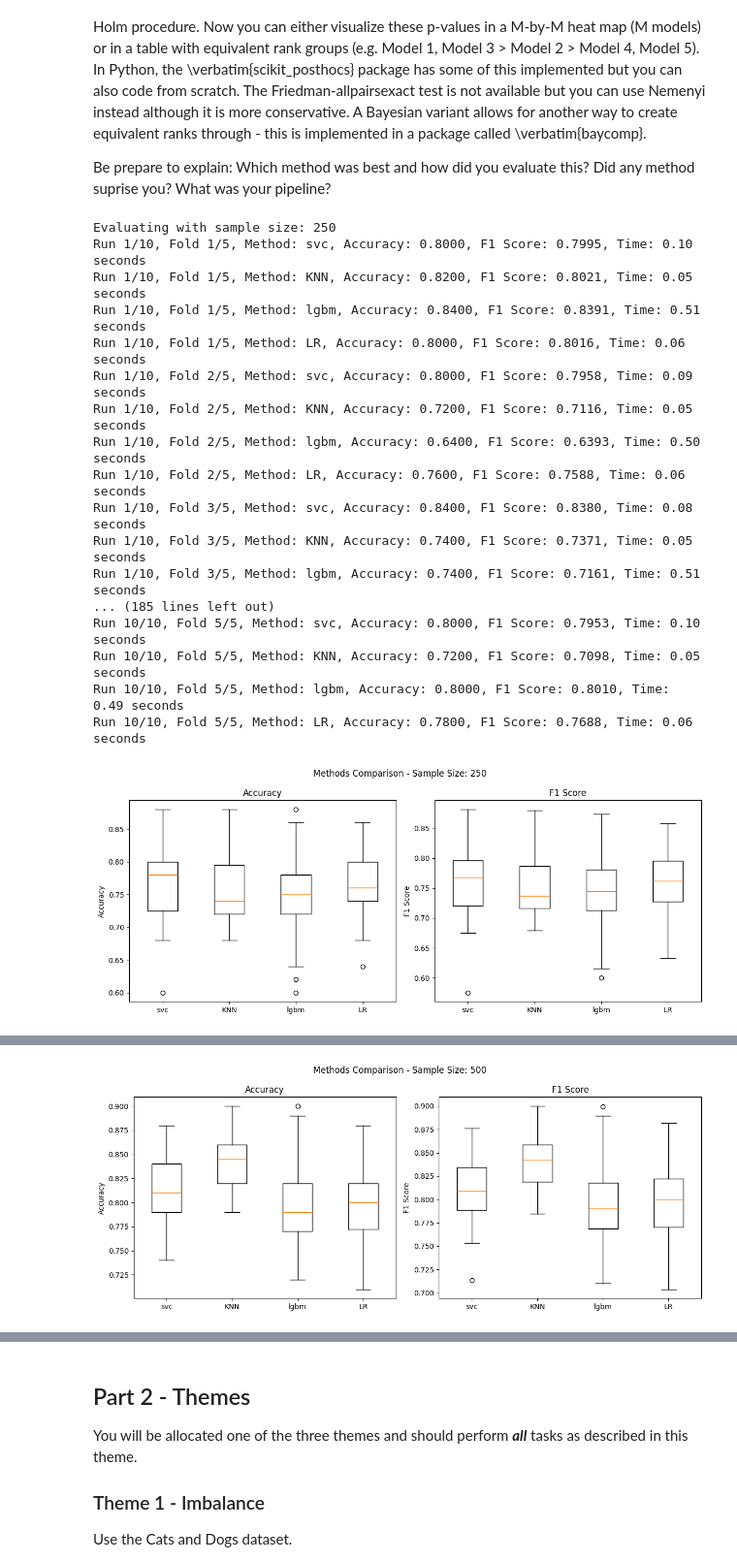
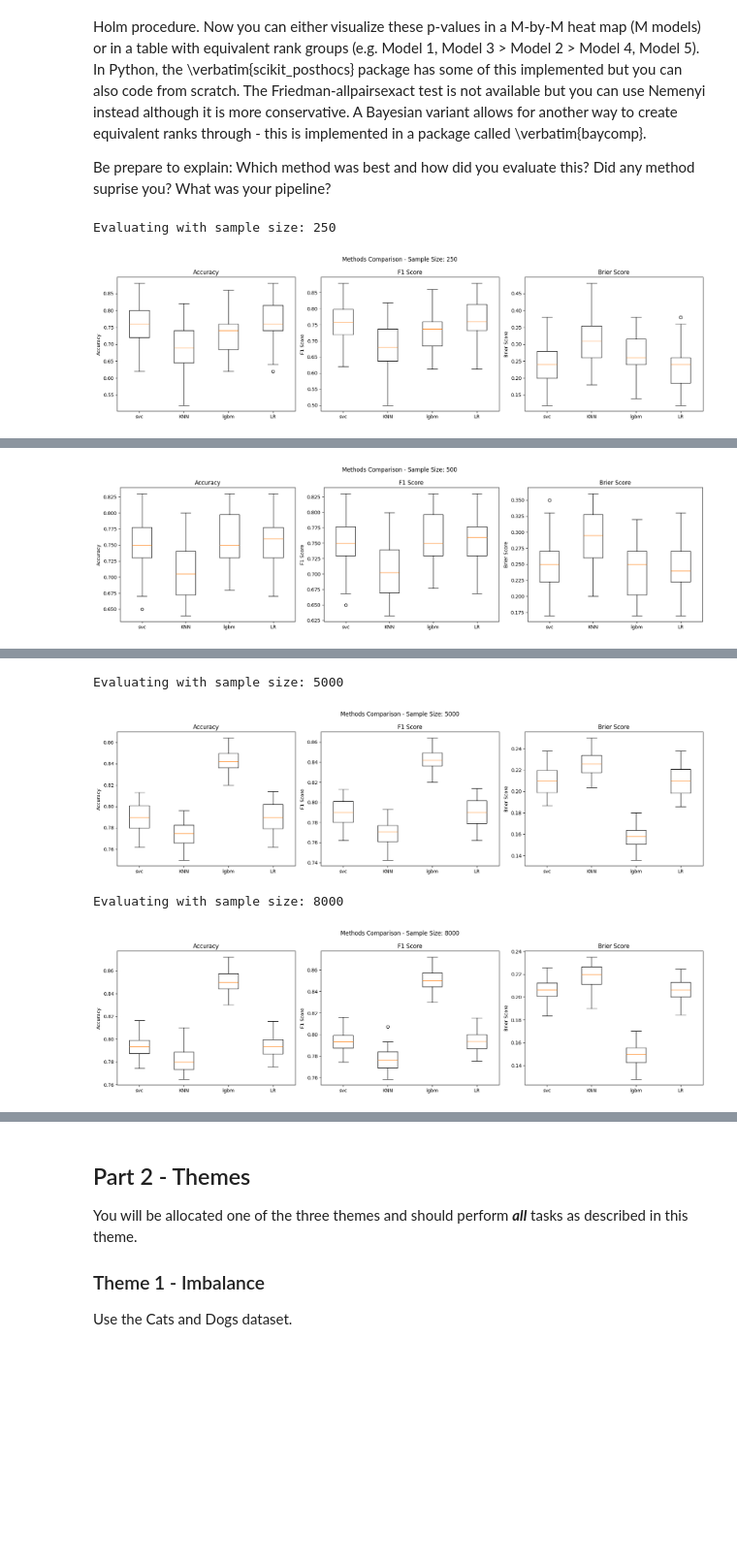
Before and after one commit to LucasKuszli/big_data, a Jupyter notebook: src_project3/project3Py.ipynb, the cells around one changed output, grey strips where cells are left out. Shown at 97% size. Drawn from its saved outputs; the diff is of its cells as text; code cells hidden in the pictures; blank space fills up the shorter version.

```diff
--- a/src_project3/project3Py.ipynb
+++ b/src_project3/project3Py.ipynb
@@ -16,8 +16,8 @@ The most structured way to do this is Nested CV. That is, an outer K-fold split
 # First the cats and dogs data...
 import pandas as pd
 
-PATHIM = "cnd_large//cnd_large//images.csv"
-PATHLB = "cnd_large//cnd_large//labels.csv"
+PATHIM = r"C:\Users\Hassa\OneDrive\Skrivbord\skola\Engineering Mathematics\Big Data\Project 2\cnd_large\images.csv"
+PATHLB = r"C:\Users\Hassa\OneDrive\Skrivbord\skola\Engineering Mathematics\Big Data\Project 2\cnd_large\labels.csv"
 
 images = pd.read_csv(PATHIM, sep=",", index_col=0)
 labels = pd.read_csv(PATHLB, sep=",", index_col=0)
@@ -86,7 +86,7 @@ What was your pipeline?
 # %%
 from sklearn.model_selection import cross_val_score, train_test_split
 from sklearn.model_selection import StratifiedKFold, GridSearchCV
-from sklearn.metrics import accuracy_score, f1_score
+from sklearn.metrics import accuracy_score, f1_score, brier_score_loss
 import numpy as np
 from sklearn.model_selection import StratifiedKFold, GridSearchCV, train_test_split
 from sklearn.metrics import accuracy_score, f1_score
@@ -98,6 +98,7 @@ def evaluate_methods_with_outer_inner_cv(methods, X, y, sample_size, outer_folds
     X_sample, _, y_sample, _ = train_test_split(X, y, train_size=sample_size, stratify=y, random_state=seed)
     f1_scores = np.zeros((number_of_times*outer_folds, len(methods)))
     acc_scores = np.zeros((number_of_times*outer_folds, len(methods)))
+    brier_scores = np.zeros((number_of_times*outer_folds, len(methods)))
     for run in range(number_of_times):
         run_seed = seed + run
         np.random.seed(run_seed)
@@ -119,10 +120,13 @@ def evaluate_methods_with_outer_inner_cv(methods, X, y, sample_size, outer_folds
                 y_pred = grid_search.predict(X_test)
                 acc = accuracy_score(y_test, y_pred)
                 f1 = f1_score(y_test, y_pred, average='macro')
+                brier = brier_score_loss(y_test, y_pred)
                 acc_scores[run*outer_folds + k, m] = acc
                 f1_scores[run*outer_folds + k, m] = f1
-                print(f"Run {run+1}/{number_of_times}, Fold {k+1}/{outer_folds}, Method: {method}, Accuracy: {acc:.4f}, F1 Score: {f1:.4f}, Time: {time.time() - t0:.2f} seconds")
-    return acc_scores, f1_scores
+                brier_scores[run*outer_folds + k, m] = brier
+
+                #print(f"Run {run+1}/{number_of_times}, Fold {k+1}/{outer_folds}, Method: {method}, Accuracy: {acc:.4f}, F1 Score: {f1:.4f}, Brier Score: {brier:.4f}, Time: {time.time() - t0:.2f} seconds")
+    return acc_scores, f1_scores, brier_scores
 # %%
 from sklearn.neighbors import KNeighborsClassifier
 from xgboost import XGBClassifier
@@ -161,51 +165,45 @@ methods = {
     (Pipeline([
         ('scaler', StandardScaler()),
         ('clf', LogisticRegression(max_iter=1000, solver='lbfgs')),
     ]), {'clf__C': [0.01, 0.1, 1.0, 10.0]})
 }
 
 
-sample_sizes = [250, 500, 1000]
+sample_sizes = [250, 500, 1000, 5000, 8000]
 sample_accs = {}
 sample_f1s = {}
+sample_briers = {}
 
 for i, sample_size in enumerate(sample_sizes):
     print()
     print(f"Evaluating with sample size: {sample_size}")
-    accs, f1s = evaluate_methods_with_outer_inner_cv(methods, images, labels, sample_size, outer_folds=5, inner_folds=3, number_of_times=10, seed=42)
+    accs, f1s, briers = evaluate_methods_with_outer_inner_cv(methods, images, labels, sample_size, outer_folds=5, inner_folds=3, number_of_times=10, seed=42)
     sample_accs[sample_size] = accs
     sample_f1s[sample_size] = f1s
+    sample_briers[sample_size] = briers
 
-    fig, axes = plt.subplots(1, 2, figsize=(12, 5))
+    fig, axes = plt.subplots(1, 3, figsize=(18, 5))
     fig.suptitle(f"Methods Comparison - Sample Size: {sample_size}")
     ax = axes[0]
     ax.boxplot([accs[:, m] for m in range(len(methods))], tick_labels=methods.keys())
     ax.set_title("Accuracy")
     ax.set_ylabel("Accuracy")
 
     ax = axes[1]
     ax.boxplot([f1s[:, m] for m in range(len(methods))], tick_labels=methods.keys())
     ax.set_title("F1 Score")
     ax.set_ylabel("F1 Score")
+
+    ax = axes[2]
+    ax.boxplot([briers[:, m] for m in range(len(methods))], tick_labels=methods.keys())
+    ax.set_title("Brier Score")
+    ax.set_ylabel("Brier Score")
+
     plt.tight_layout()
+    plt.savefig(f"imgs/method_comparison_{sample_size}.png")
+
     plt.show()
 # %% [output]
 Evaluating with sample size: 250
-Run 1/10, Fold 1/5, Method: svc, Accuracy: 0.8000, F1 Score: 0.7995, Time: 0.10 seconds
-Run 1/10, Fold 1/5, Method: KNN, Accuracy: 0.8200, F1 Score: 0.8021, Time: 0.05 seconds
-Run 1/10, Fold 1/5, Method: lgbm, Accuracy: 0.8400, F1 Score: 0.8391, Time: 0.51 seconds
-Run 1/10, Fold 1/5, Method: LR, Accuracy: 0.8000, F1 Score: 0.8016, Time: 0.06 seconds
-Run 1/10, Fold 2/5, Method: svc, Accuracy: 0.8000, F1 Score: 0.7958, Time: 0.09 seconds
-Run 1/10, Fold 2/5, Method: KNN, Accuracy: 0.7200, F1 Score: 0.7116, Time: 0.05 seconds
-Run 1/10, Fold 2/5, Method: lgbm, Accuracy: 0.6400, F1 Score: 0.6393, Time: 0.50 seconds
-Run 1/10, Fold 2/5, Method: LR, Accuracy: 0.7600, F1 Score: 0.7588, Time: 0.06 seconds
-Run 1/10, Fold 3/5, Method: svc, Accuracy: 0.8400, F1 Score: 0.8380, Time: 0.08 seconds
-Run 1/10, Fold 3/5, Method: KNN, Accuracy: 0.7400, F1 Score: 0.7371, Time: 0.05 seconds
-Run 1/10, Fold 3/5, Method: lgbm, Accuracy: 0.7400, F1 Score: 0.7161, Time: 0.51 seconds
-... (185 lines left out)
-Run 10/10, Fold 5/5, Method: svc, Accuracy: 0.8000, F1 Score: 0.7953, Time: 0.10 seconds
-Run 10/10, Fold 5/5, Method: KNN, Accuracy: 0.7200, F1 Score: 0.7098, Time: 0.05 seconds
-Run 10/10, Fold 5/5, Method: lgbm, Accuracy: 0.8000, F1 Score: 0.8010, Time: 0.49 seconds
-Run 10/10, Fold 5/5, Method: LR, Accuracy: 0.7800, F1 Score: 0.7688, Time: 0.06 seconds
-[figure, old version]
+[figure, new version]
 Evaluating with sample size: 500
@@ -228,2 +210,2 @@ Run 10/10, Fold 5/5, Method: LR, Accuracy: 0.7700, F1 Score: 0.7701, Time: 0.07
-[figure, old version]
+[figure, new version]
 Evaluating with sample size: 1000
@@ -247,3 +213,7 @@ Run 10/10, Fold 5/5, Method: LR, Accuracy: 0.8500, F1 Score: 0.8499, Time: 0.10
+Evaluating with sample size: 5000
+[figure, added]
+Evaluating with sample size: 8000
+[figure, added]
 # %%
 import pandas as pd
 import seaborn as sns
```
Also changed, not shown: parts of 6 cells of this notebook, 27 other files.
